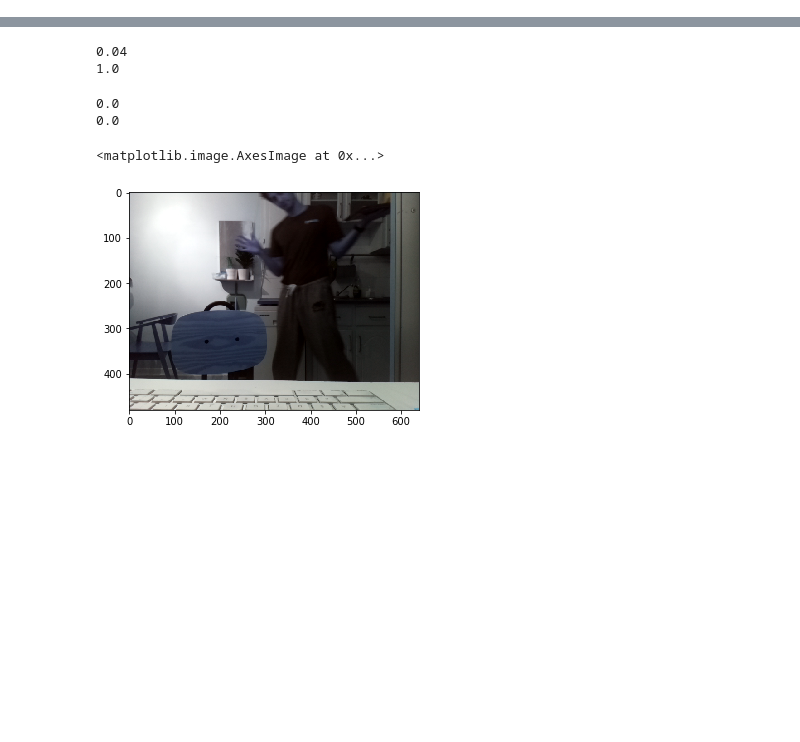
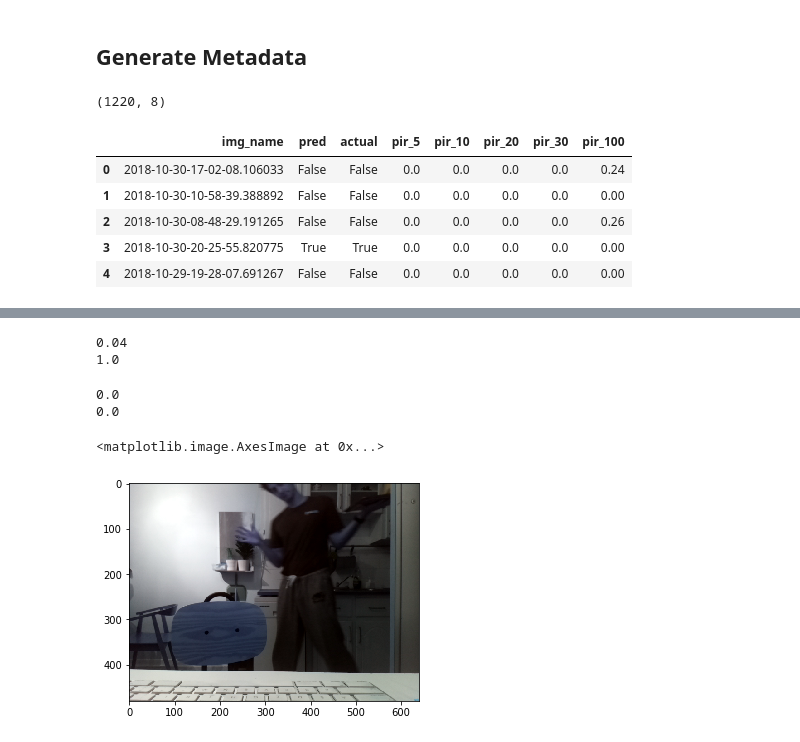
Before and after one commit to ian-whitestone/rpi-security-system, a Jupyter notebook: analysis/analysis.ipynb, the cells around one changed output, grey strips where cells are left out. Cells and saved outputs as stored; diff of their text form; code cells hidden in the pictures; blank space fills up the shorter version.

Commit message:
Analyze PIR sensor values, #39

```diff
--- a/analysis/analysis.ipynb
+++ b/analysis/analysis.ipynb
@@ -5,0 +22,2 @@ from matplotlib import pyplot as plt
+# %% [markdown]
+## Generate Metadata
@@ -5,0 +44,28 @@ from matplotlib import pyplot as plt
+# %%
+pd_data = {
+    'img_name': [],
+    'pred': [],
+    'actual': [],
+    'pir_5': [],
+    'pir_10': [],
+    'pir_20': [],
+    'pir_30': [],
+    'pir_100': []
+}
+for img_name, data in meta.items():
+    pd_data['img_name'].append(img_name)
+    for key, value in data.items():
+        pd_data[key].append(value)
+# %%
+df = pd.DataFrame(pd_data)
+# %%
+print (df.shape)
+df.head()
+# %% [output]
+(1220, 8)
+|  | img_name | pred | actual | pir_5 | pir_10 | pir_20 | pir_30 | pir_100 |
+| 0 | 2018-10-30-17-02-08.106033 | False | False | 0.0 | 0.0 | 0.0 | 0.0 | 0.24 |
+| 1 | 2018-10-30-10-58-39.388892 | False | False | 0.0 | 0.0 | 0.0 | 0.0 | 0.00 |
+| 2 | 2018-10-30-08-48-29.191265 | False | False | 0.0 | 0.0 | 0.0 | 0.0 | 0.26 |
+| 3 | 2018-10-30-20-25-55.820775 | True | True | 0.0 | 0.0 | 0.0 | 0.0 | 0.00 |
+| 4 | 2018-10-29-19-28-07.691267 | False | False | 0.0 | 0.0 | 0.0 | 0.0 | 0.00 |
```
Also changed, not shown: parts of 13 cells of this notebook, 2 other files.
